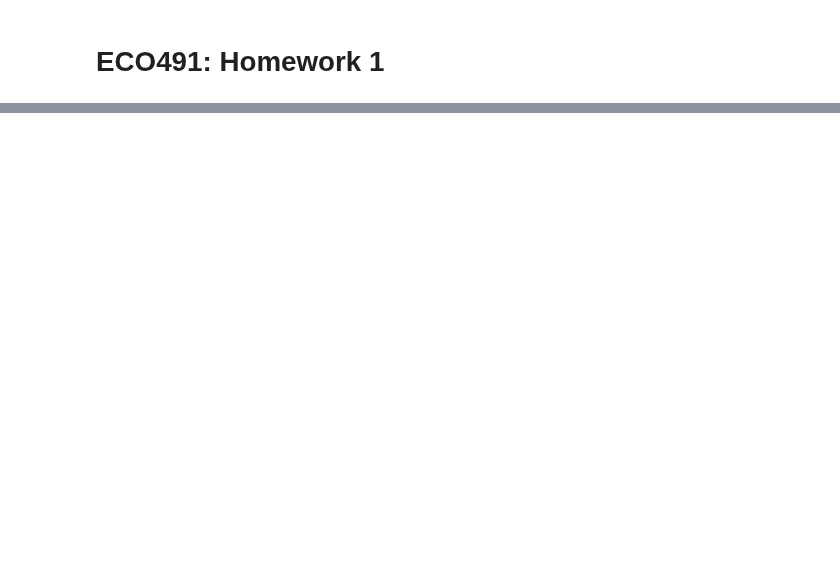
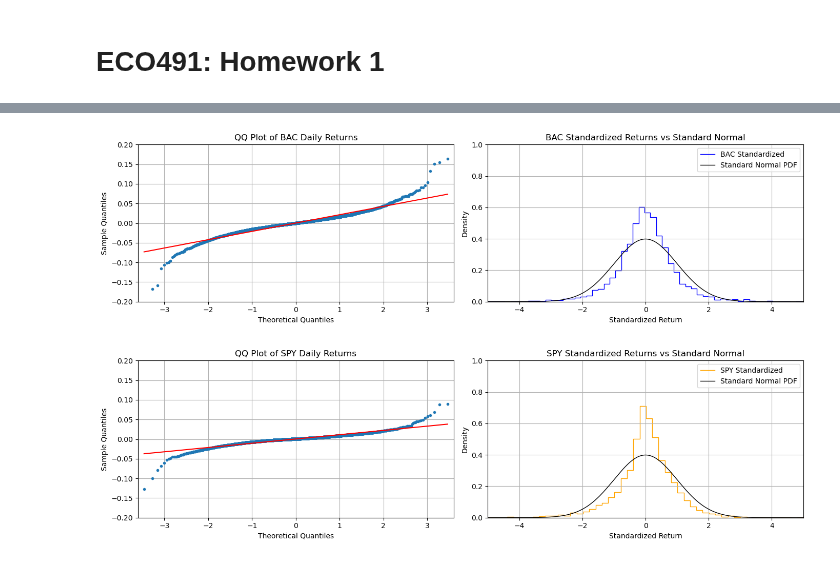
Before and after one commit to shaylazheng/princeton-courses, a Jupyter notebook: eco491/assignments/ECO491_HW1.ipynb, the cells around one changed output, grey strips where cells are left out. Cells and saved outputs as stored; diff of their text form; code cells hidden in the pictures; blank space fills up the shorter version.

```diff
--- a/eco491/assignments/ECO491_HW1.ipynb
+++ b/eco491/assignments/ECO491_HW1.ipynb
@@ -106,0 +64,54 @@ Date
+# %%
+# Question 1: Stylized Fact 2
+BAC_standardized = (df_returns["BAC Daily Returns"] - df_returns["BAC Daily Returns"].mean()) / df_returns["BAC Daily Returns"].std()
+SPY_standardized = (df_returns["SPY Daily Returns"] - df_returns["SPY Daily Returns"].mean()) / df_returns["SPY Daily Returns"].std()
+
+x = np.linspace(-5, 5, 500)
+standard_normal_pdf = norm.pdf(x, loc=0, scale=1)
+
+fig_BAC, (ax_BAC1, ax_BAC2) = plt.subplots(1, 2, figsize=(14, 4))
+
+qqplot(df_returns["BAC Daily Returns"], line='s', ax=ax_BAC1, marker=".")
+ax_BAC1.set_title("QQ Plot of BAC Daily Returns")
+ax_BAC1.set_ylim(-.2, .2)
+ax_BAC1.grid(True)
+
+counts_bac, bins_bac = np.histogram(BAC_standardized, bins=100, density=True)
+ax_BAC2.stairs(counts_bac, bins_bac, label="BAC Standardized", color="blue")
+ax_BAC2.plot(x, standard_normal_pdf, label="Standard Normal PDF", color="black", linestyle="-", linewidth=1)
+ax_BAC2.set_title("BAC Standardized Returns vs Standard Normal")
+ax_BAC2.set_xlabel("Standardized Return")
+ax_BAC2.set_ylabel("Density")
+ax_BAC2.legend()
+ax_BAC2.grid(True)
+ax_BAC2.set_xlim(-5, 5)
+ax_BAC2.set_ylim(0, 1)
+plt.tight_layout()
+plt.show()
+
+x = np.linspace(-5, 5, 500)
+standard_normal_pdf = norm.pdf(x, loc=0, scale=1)
+
+fig, (ax_SPY2, ax_SPY1) = plt.subplots(1, 2, figsize=(14, 4))
+
+qqplot(df_returns["SPY Daily Returns"], line='s', ax=ax_SPY2, marker=".")
+ax_SPY2.set_title("QQ Plot of SPY Daily Returns")
+ax_SPY2.set_ylim(-.2, .2)
+ax_SPY2.grid(True)
+
+counts_spy, bins_spy = np.histogram(SPY_standardized, bins=100, density=True)
+ax_SPY1.stairs(counts_spy, bins_spy, label="SPY Standardized", color="orange")
+ax_SPY1.plot(x, standard_normal_pdf, label="Standard Normal PDF", color="black", linestyle="-", linewidth=1)
+ax_SPY1.set_title("SPY Standardized Returns vs Standard Normal")
+ax_SPY1.set_xlabel("Standardized Return")
+ax_SPY1.set_ylabel("Density")
+ax_SPY1.legend()
+ax_SPY1.grid(True)
+ax_SPY1.set_xlim(-5, 5)
+ax_SPY1.set_ylim(0, 1)
+
+plt.tight_layout()
+plt.show()
+# %% [output]
+[figure, added]
+[figure, added]
```
Also changed, not shown: parts of 13 cells of this notebook, 1 other file.
